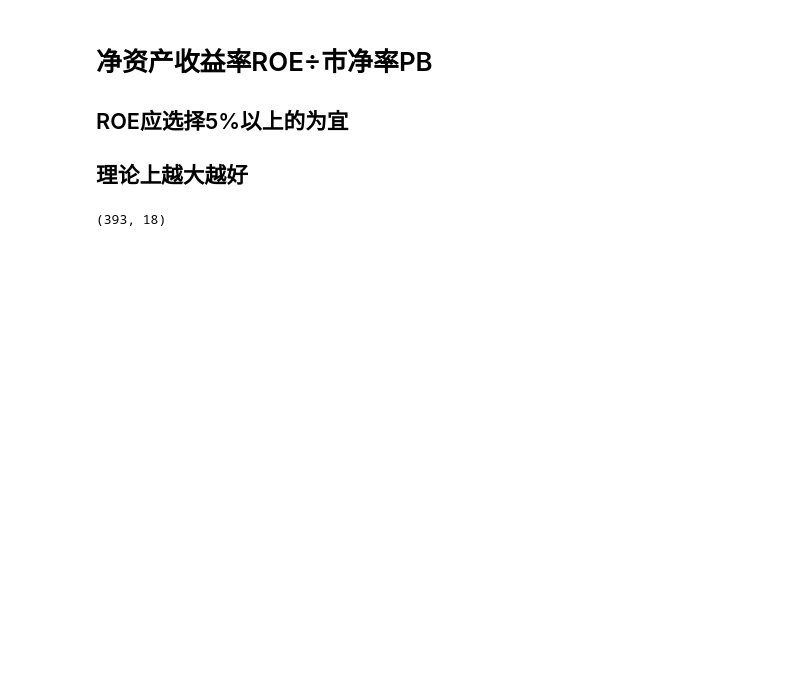
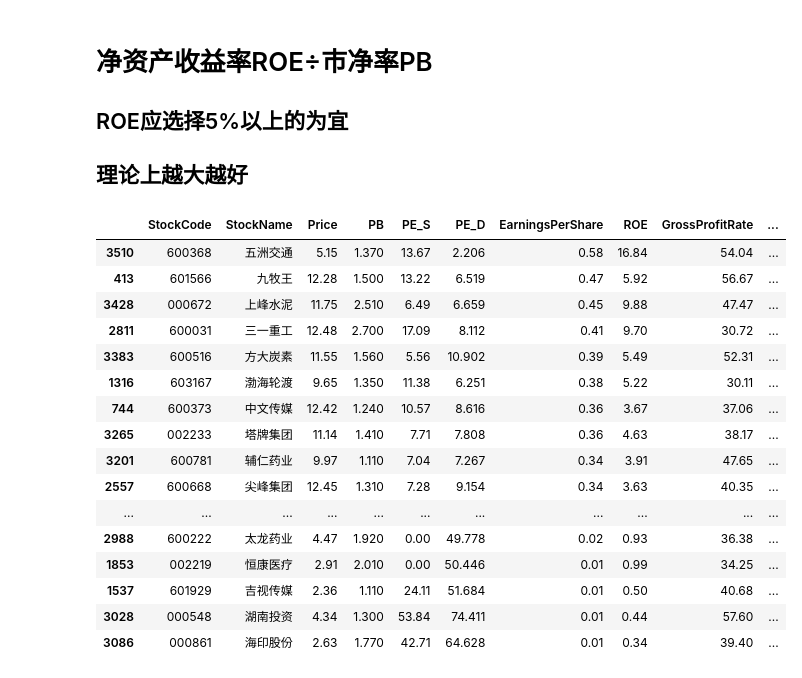
Before and after one commit to taotaodai/DataAnalysis, a Jupyter notebook: Stock_Companies/StockAnalize.ipynb, the cells around one changed output. Saved outputs shown, nothing was run; the diff lists cells and outputs as text; code cells hidden in the pictures; blank space fills up the shorter version.

```diff
--- a/Stock_Companies/StockAnalize.ipynb
+++ b/Stock_Companies/StockAnalize.ipynb
@@ -311,6 +311,22 @@ df_target = df[
 
     ].sort_values(by=['EarningsPerShare'],ascending=False)
 # %%
-df_target.shape
+df_target
 # %% [output]
-(393, 18)
+|  | StockCode | StockName | Price | PB | PE_S | PE_D | EarningsPerShare | ROE | GrossProfitRate | ... |
+| 3510 | 600368 | 五洲交通 | 5.15 | 1.370 | 13.67 | 2.206 | 0.58 | 16.84 | 54.04 | ... |
+| 413 | 601566 | 九牧王 | 12.28 | 1.500 | 13.22 | 6.519 | 0.47 | 5.92 | 56.67 | ... |
+| 3428 | 000672 | 上峰水泥 | 11.75 | 2.510 | 6.49 | 6.659 | 0.45 | 9.88 | 47.47 | ... |
+| 2811 | 600031 | 三一重工 | 12.48 | 2.700 | 17.09 | 8.112 | 0.41 | 9.70 | 30.72 | ... |
+| 3383 | 600516 | 方大炭素 | 11.55 | 1.560 | 5.56 | 10.902 | 0.39 | 5.49 | 52.31 | ... |
+| 1316 | 603167 | 渤海轮渡 | 9.65 | 1.350 | 11.38 | 6.251 | 0.38 | 5.22 | 30.11 | ... |
+| 744 | 600373 | 中文传媒 | 12.42 | 1.240 | 10.57 | 8.616 | 0.36 | 3.67 | 37.06 | ... |
+| 3265 | 002233 | 塔牌集团 | 11.14 | 1.410 | 7.71 | 7.808 | 0.36 | 4.63 | 38.17 | ... |
+| 3201 | 600781 | 辅仁药业 | 9.97 | 1.110 | 7.04 | 7.267 | 0.34 | 3.91 | 47.65 | ... |
+| 2557 | 600668 | 尖峰集团 | 12.45 | 1.310 | 7.28 | 9.154 | 0.34 | 3.63 | 40.35 | ... |
+| ... | ... | ... | ... | ... | ... | ... | ... | ... | ... | ... |
+| 2988 | 600222 | 太龙药业 | 4.47 | 1.920 | 0.00 | 49.778 | 0.02 | 0.93 | 36.38 | ... |
+| 1853 | 002219 | 恒康医疗 | 2.91 | 2.010 | 0.00 | 50.446 | 0.01 | 0.99 | 34.25 | ... |
+| 1537 | 601929 | 吉视传媒 | 2.36 | 1.110 | 24.11 | 51.684 | 0.01 | 0.50 | 40.68 | ... |
+| 3028 | 000548 | 湖南投资 | 4.34 | 1.300 | 53.84 | 74.411 | 0.01 | 0.44 | 57.60 | ... |
+| 3086 | 000861 | 海印股份 | 2.63 | 1.770 | 42.71 | 64.628 | 0.01 | 0.34 | 39.40 | ... |
```
Also changed, not shown: 1 other file.
